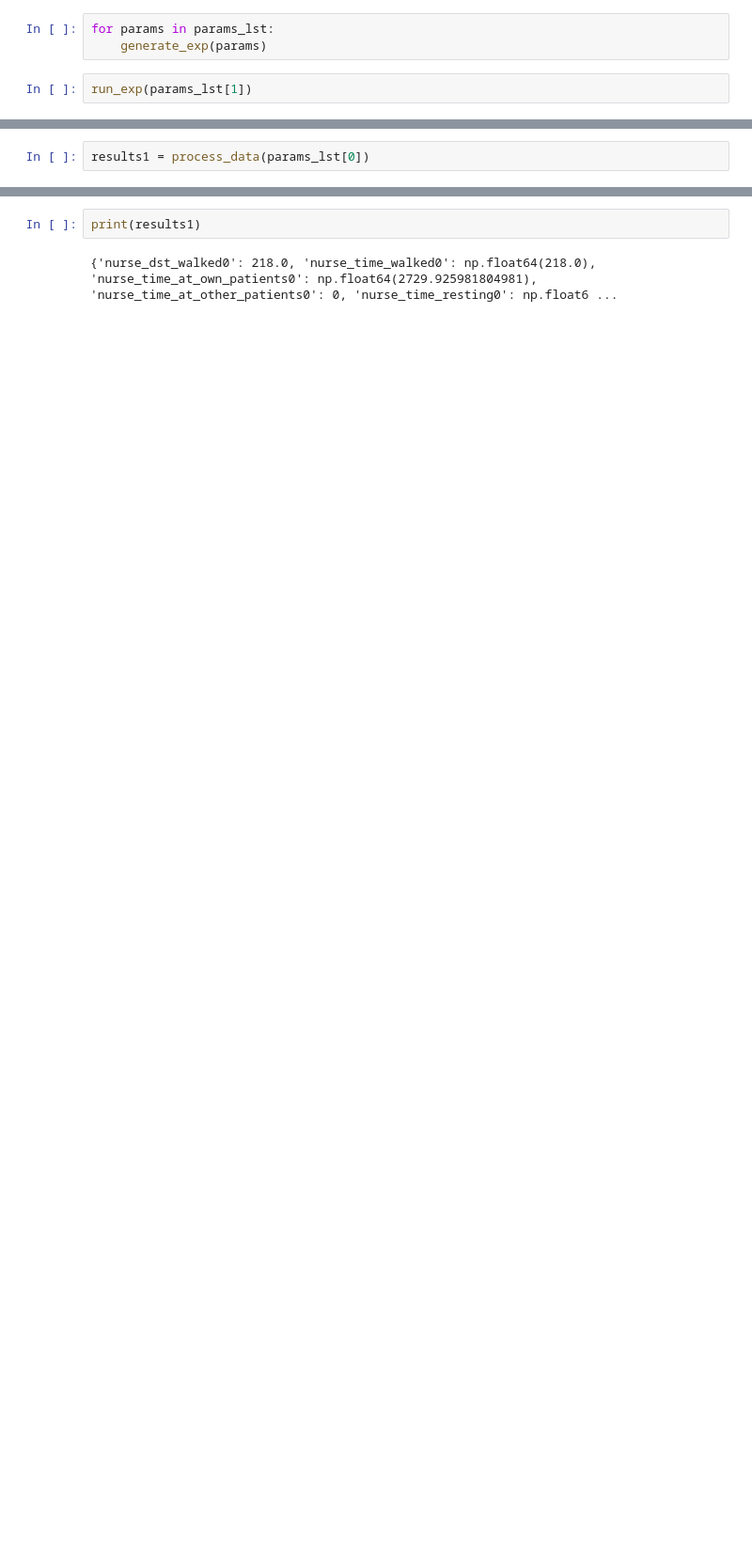
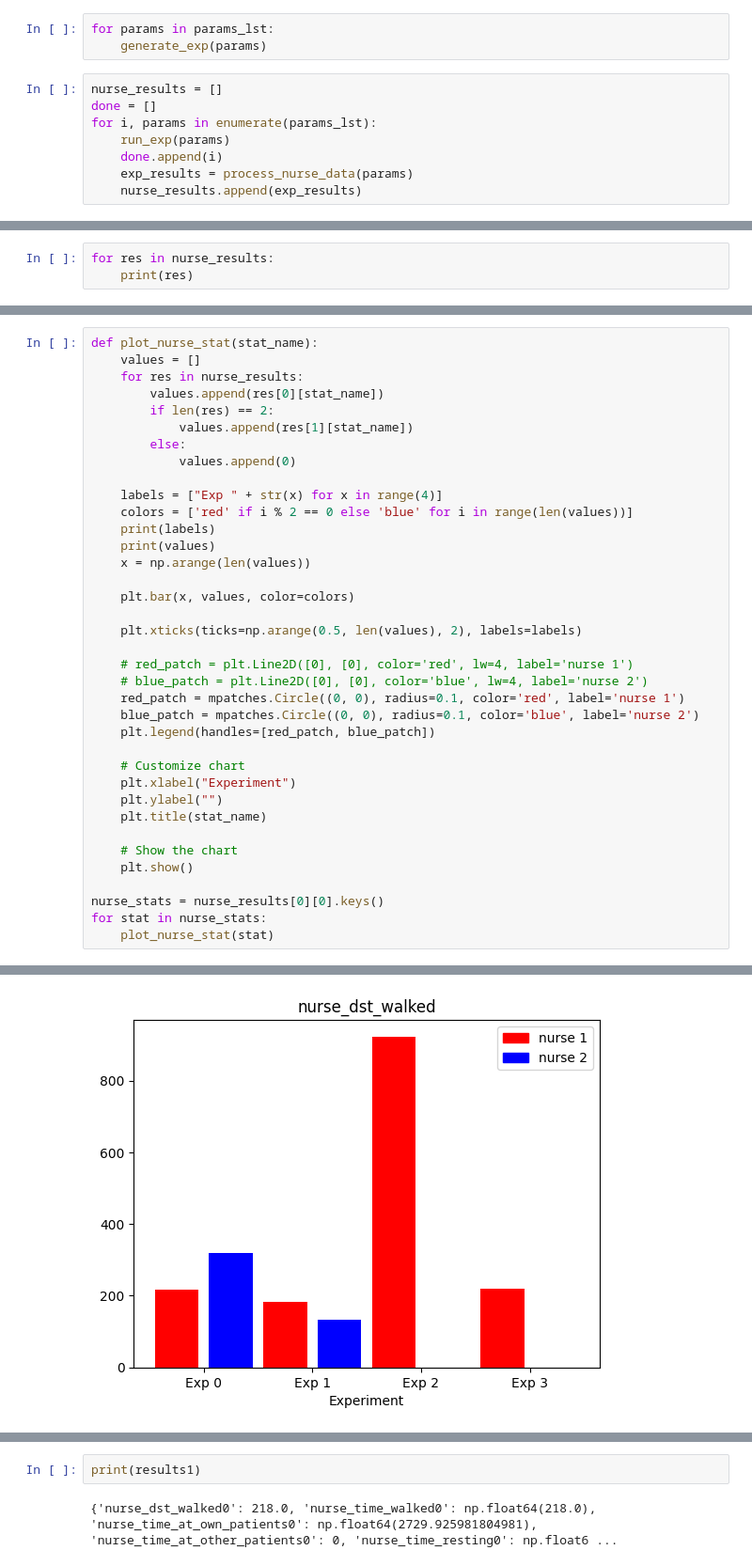
Before and after one commit to julirella/hospital_sim, a Jupyter notebook: src/process_data/experiments.ipynb, the cells around one changed output, grey strips where cells are left out. Shown: that part at 94% size. Saved outputs shown, nothing was run; the diff lists cells and outputs as text; blank space fills up the shorter version.

Commit message:
nurse stat graphs

```diff
--- a/src/process_data/experiments.ipynb
+++ b/src/process_data/experiments.ipynb
@@ -104,4 +95,10 @@ def process_data(params):
 for params in params_lst:
     generate_exp(params)
 # %%
-run_exp(params_lst[1])
+nurse_results = []
+done = []
+for i, params in enumerate(params_lst):
+    run_exp(params)
+    done.append(i)
+    exp_results = process_nurse_data(params)
+    nurse_results.append(exp_results)
@@ -107,0 +128,3 @@ run_exp(params_lst[1])
+# %%
+for res in nurse_results:
+    print(res)
@@ -108,2 +136,38 @@ run_exp(params_lst[1])
 # %%
-results1 = process_data(params_lst[0])
+def plot_nurse_stat(stat_name):
+    values = []
+    for res in nurse_results:
+        values.append(res[0][stat_name])
+        if len(res) == 2:
+            values.append(res[1][stat_name])
+        else:
+            values.append(0)
+
+    labels = ["Exp " + str(x) for x in range(4)]
+    colors = ['red' if i % 2 == 0 else 'blue' for i in range(len(values))]
+    print(labels)
+    print(values)
+    x = np.arange(len(values))
+
+    plt.bar(x, values, color=colors)
+
+    plt.xticks(ticks=np.arange(0.5, len(values), 2), labels=labels)
+
+    # red_patch = plt.Line2D([0], [0], color='red', lw=4, label='nurse 1')
+    # blue_patch = plt.Line2D([0], [0], color='blue', lw=4, label='nurse 2')
+    red_patch = mpatches.Circle((0, 0), radius=0.1, color='red', label='nurse 1')
+    blue_patch = mpatches.Circle((0, 0), radius=0.1, color='blue', label='nurse 2')
+    plt.legend(handles=[red_patch, blue_patch])
+
+    # Customize chart
+    plt.xlabel("Experiment")
+    plt.ylabel("")
+    plt.title(stat_name)
+
+    # Show the chart
+    plt.show()
+
+nurse_stats = nurse_results[0][0].keys()
+for stat in nurse_stats:
+    plot_nurse_stat(stat)
+# %% [output]
@@ -109,0 +176 @@ results1 = process_data(params_lst[0])
+[figure, added]
```
Also changed, not shown: parts of 7 cells of this notebook.
